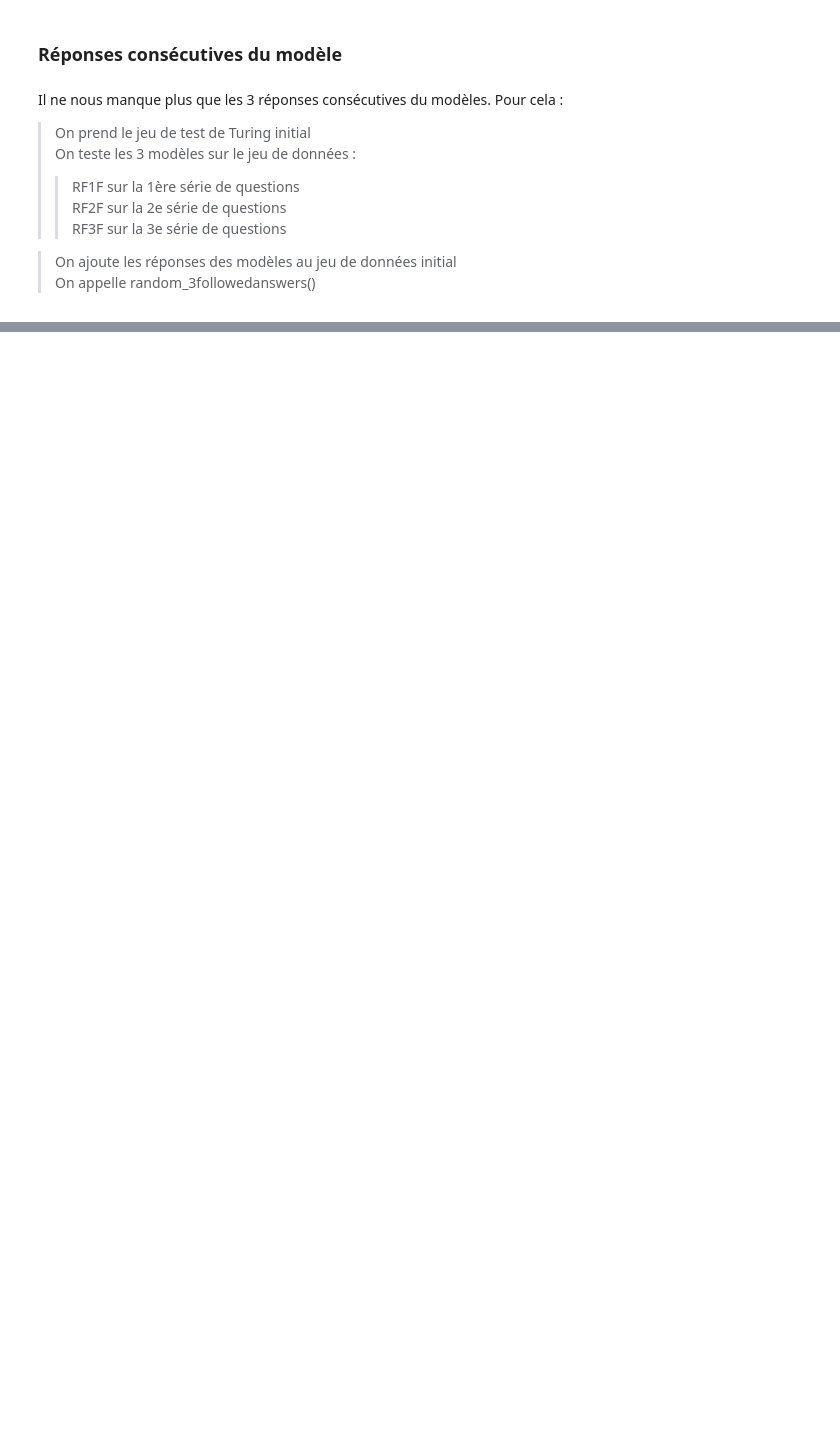
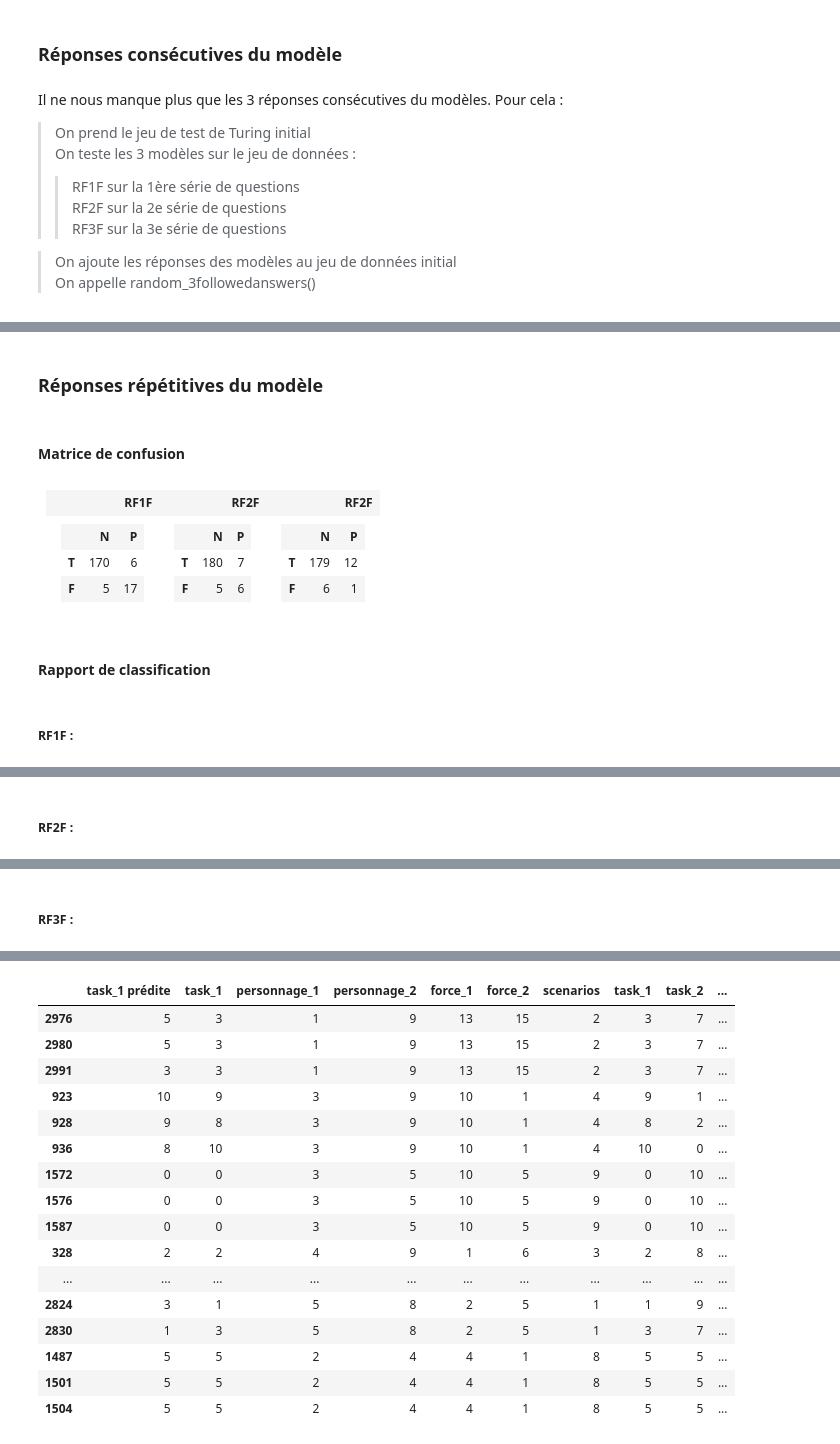
Before and after one commit to SandraVict0r/Morale-XGB-model, a Jupyter notebook: Turing_TestV2.ipynb, the cells around one changed output, grey strips where cells are left out. Cells and saved outputs as stored; diff of their text form; code cells hidden in the pictures; blank space fills up the shorter version.

Commit message:
commit réponses répétitives

```diff
--- a/Turing_TestV2.ipynb
+++ b/Turing_TestV2.ipynb
@@ -463,3 +538,30 @@ def md_classificationr_report(report, report_opti):
+# %%
+def random_rep_answers(df):
+    repH_answers = pd.DataFrame(columns = df.columns)
+    participants = np.random.choice(df.id_participant.unique(), size = 9, replace = False)
+    for id_part in participants:
+        rand_scene = random.randint(1, 9)
+        if (rand_scene in repH_answers.scenarios.values):
+
+            while (rand_scene in repH_answers.scenarios.values):
+                rand_scene = random.randint(1, 9)
+
+            repH_answers = pd.concat([
+                repH_answers, df[df.id_participant == id_part][
+                    df.scenarios == rand_scene].drop_duplicates(
+                        subset=['repetition_question'], keep='first')
+            ],
+                                      axis=0)
+
+        else:
+            repH_answers = pd.concat([
+                repH_answers, df[df.id_participant == id_part][
+                    df.scenarios == rand_scene].drop_duplicates(
+                        subset=['repetition_question'], keep='first')
+            ],
+                                      axis=0)
+
+    return repH_answers
 # %% [markdown]
 # Importation des données
 # %% [markdown]
@@ -736,0 +850,4 @@ consR_answers
+# %%
+turing_rep = turing.copy()
+repH_answers = random_rep_answers(turing_rep)
+repH_answers
@@ -736,0 +872,11 @@ consR_answers
+# %% [markdown]
+### Réponses répétitives du modèle
+# %%
+result = model_prediction(turing_rep)
+repR_answers = random_rep_answers(result)
+repR_answers
+# %% [output]
+#### Matrice de confusion
+<table><tr><th>RF1F</th><th>RF2F</th><th>RF2F</th></tr><tr><td><table><tr><th></th><th>N</th><th>P</th></tr><tr><th>T</th><td> 170 </td><td> 6 </td></tr><tr><th>F</th><td> 5 </td><td> 17 </td></tr></table> </td><td><table><tr><th></th><th>N</th><th>P</th></tr><tr><th>T</th><td> 180 </td><td> 7 </td></tr><tr><th>F</th><td> 5 </td><td> 6 </td></tr></table> </td><td><table><tr><th></th><th>N</th><th>P</th></tr><tr><th>T</th><td> 179 </td><td> 12 </td></tr><tr><th>F</th><td> 6 </td><td> 1 </td></tr></table> </tr></td></table>
+#### Rapport de classification
+##### RF1F :
@@ -736,0 +884 @@ consR_answers
+##### RF2F :
@@ -736,0 +886 @@ consR_answers
+##### RF3F :
@@ -736,0 +888,17 @@ consR_answers
+|  | task_1 prédite | task_1 | personnage_1 | personnage_2 | force_1 | force_2 | scenarios | task_1 | task_2 | ... |
+| 2976 | 5 | 3 | 1 | 9 | 13 | 15 | 2 | 3 | 7 | ... |
+| 2980 | 5 | 3 | 1 | 9 | 13 | 15 | 2 | 3 | 7 | ... |
+| 2991 | 3 | 3 | 1 | 9 | 13 | 15 | 2 | 3 | 7 | ... |
+| 923 | 10 | 9 | 3 | 9 | 10 | 1 | 4 | 9 | 1 | ... |
+| 928 | 9 | 8 | 3 | 9 | 10 | 1 | 4 | 8 | 2 | ... |
+| 936 | 8 | 10 | 3 | 9 | 10 | 1 | 4 | 10 | 0 | ... |
+| 1572 | 0 | 0 | 3 | 5 | 10 | 5 | 9 | 0 | 10 | ... |
+| 1576 | 0 | 0 | 3 | 5 | 10 | 5 | 9 | 0 | 10 | ... |
+| 1587 | 0 | 0 | 3 | 5 | 10 | 5 | 9 | 0 | 10 | ... |
+| 328 | 2 | 2 | 4 | 9 | 1 | 6 | 3 | 2 | 8 | ... |
+| ... | ... | ... | ... | ... | ... | ... | ... | ... | ... | ... |
+| 2824 | 3 | 1 | 5 | 8 | 2 | 5 | 1 | 1 | 9 | ... |
+| 2830 | 1 | 3 | 5 | 8 | 2 | 5 | 1 | 3 | 7 | ... |
+| 1487 | 5 | 5 | 2 | 4 | 4 | 1 | 8 | 5 | 5 | ... |
+| 1501 | 5 | 5 | 2 | 4 | 4 | 1 | 8 | 5 | 5 | ... |
+| 1504 | 5 | 5 | 2 | 4 | 4 | 1 | 8 | 5 | 5 | ... |
```
Also changed, not shown: parts of 30 cells of this notebook, 3 other files.
